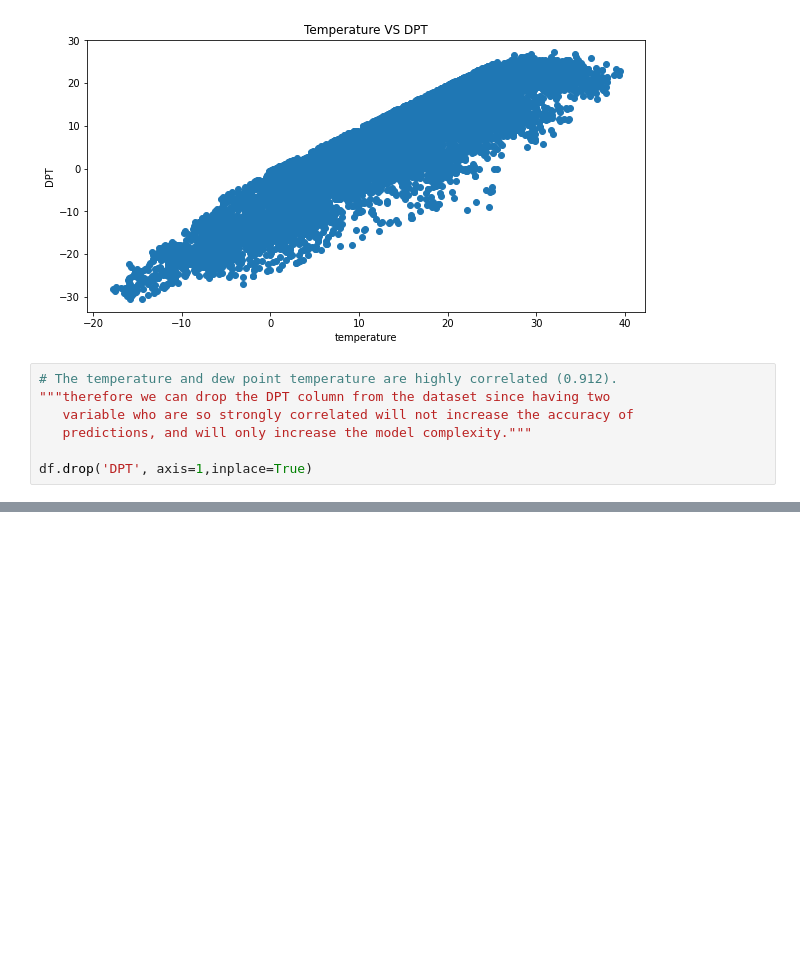
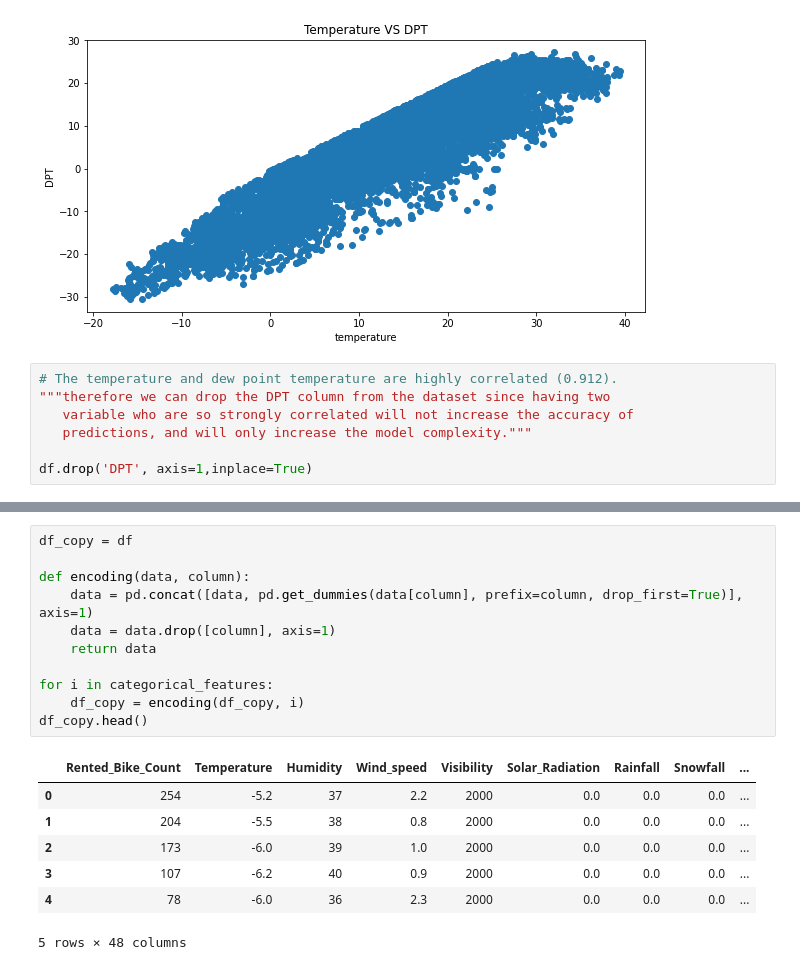
Before and after one commit to Harshjyot-Singh-Chawla/Seoul-Bike-Sharing-Demand-Prediction, a Jupyter notebook: capstone_project_2_Ml.ipynb, the cells around one changed output, grey strips where cells are left out. Cells and saved outputs as stored; diff of their text form; blank space fills up the shorter version.

```diff
--- a/capstone_project_2_Ml.ipynb
+++ b/capstone_project_2_Ml.ipynb
@@ -405,0 +415,19 @@ df.drop('DPT', axis=1,inplace=True)
+# %%
+df_copy = df
+
+def encoding(data, column):
+    data = pd.concat([data, pd.get_dummies(data[column], prefix=column, drop_first=True)], axis=1)
+    data = data.drop([column], axis=1)
+    return data
+
+for i in categorical_features:
+    df_copy = encoding(df_copy, i)
+df_copy.head()
+# %% [output]
+|  | Rented_Bike_Count | Temperature | Humidity | Wind_speed | Visibility | Solar_Radiation | Rainfall | Snowfall | ... |
+| 0 | 254 | -5.2 | 37 | 2.2 | 2000 | 0.0 | 0.0 | 0.0 | ... |
+| 1 | 204 | -5.5 | 38 | 0.8 | 2000 | 0.0 | 0.0 | 0.0 | ... |
+| 2 | 173 | -6.0 | 39 | 1.0 | 2000 | 0.0 | 0.0 | 0.0 | ... |
+| 3 | 107 | -6.2 | 40 | 0.9 | 2000 | 0.0 | 0.0 | 0.0 | ... |
+| 4 | 78 | -6.0 | 36 | 2.3 | 2000 | 0.0 | 0.0 | 0.0 | ... |
+5 rows × 48 columns
```
Also changed, not shown: parts of 26 cells of this notebook.
